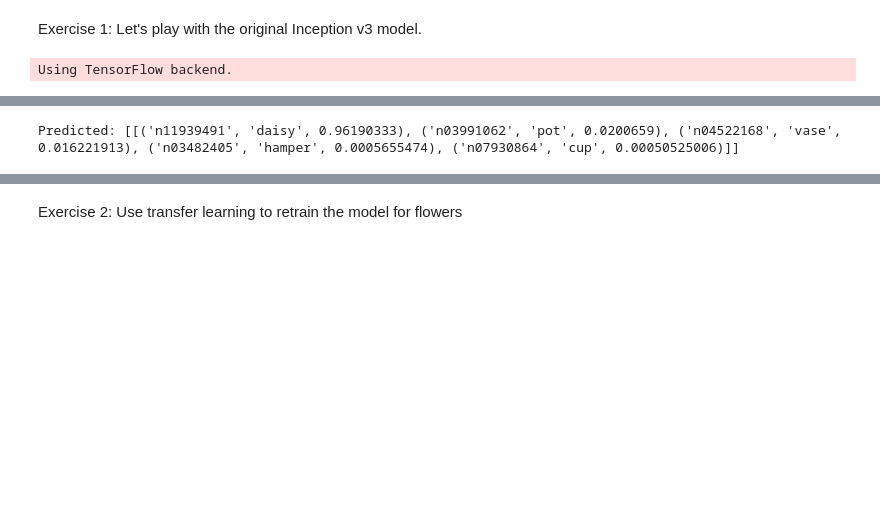
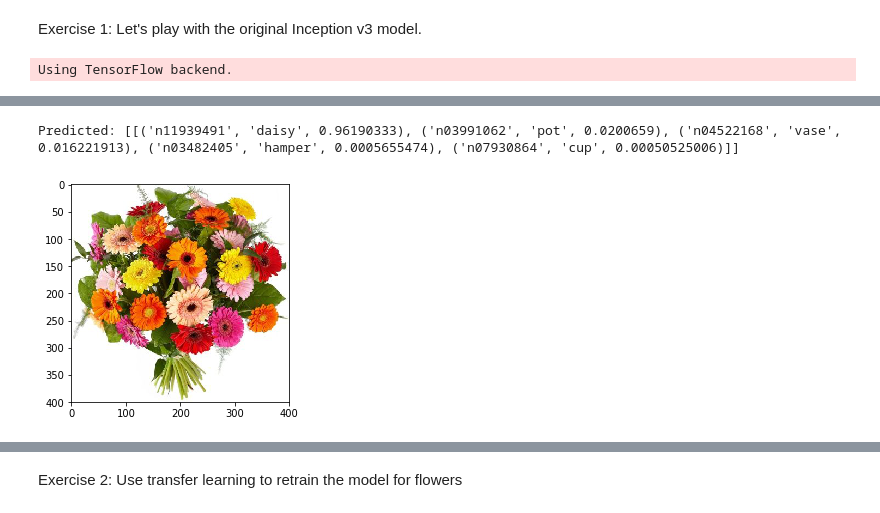
Before and after one commit to nzhou/keras_image_tutorial, a Jupyter notebook: Keras-tutorial.ipynb, the cells around one changed output, grey strips where cells are left out. Drawn from its saved outputs; the diff is of its cells as text; code cells hidden in the pictures; blank space fills up the shorter version.

```diff
--- a/Keras-tutorial.ipynb
+++ b/Keras-tutorial.ipynb
@@ -96,8 +98,10 @@ def test_one_image(img_path, target_w, target_h, model):
     preds = model.predict(x)
     return preds
 # %%
+imshow(imread('data/flower_photos/test/1.jpg'))
 result = test_one_image('data/flower_photos/test/1.jpg', img_width, img_height, model)
 print('Predicted:', decode_predictions(result))
 # %% [output]
 Predicted: [[('n11939491', 'daisy', 0.96190333), ('n03991062', 'pot', 0.0200659), ('n04522168', 'vase', 0.016221913), ('n03482405', 'hamper', 0.0005655474), ('n07930864', 'cup', 0.00050525006)]]
+[figure, added]
 # %%
```
Also changed, not shown: parts of 13 cells of this notebook.
